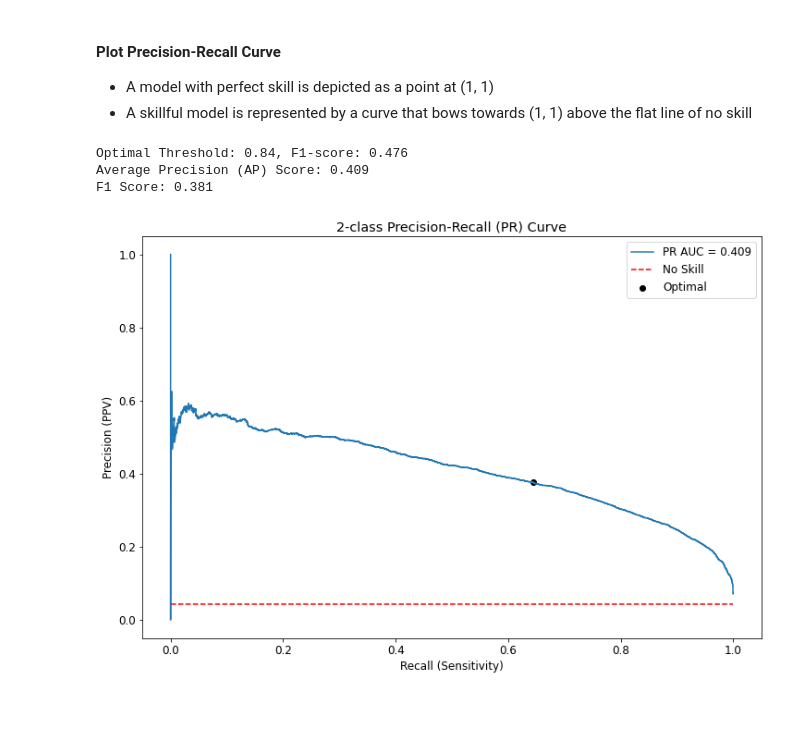
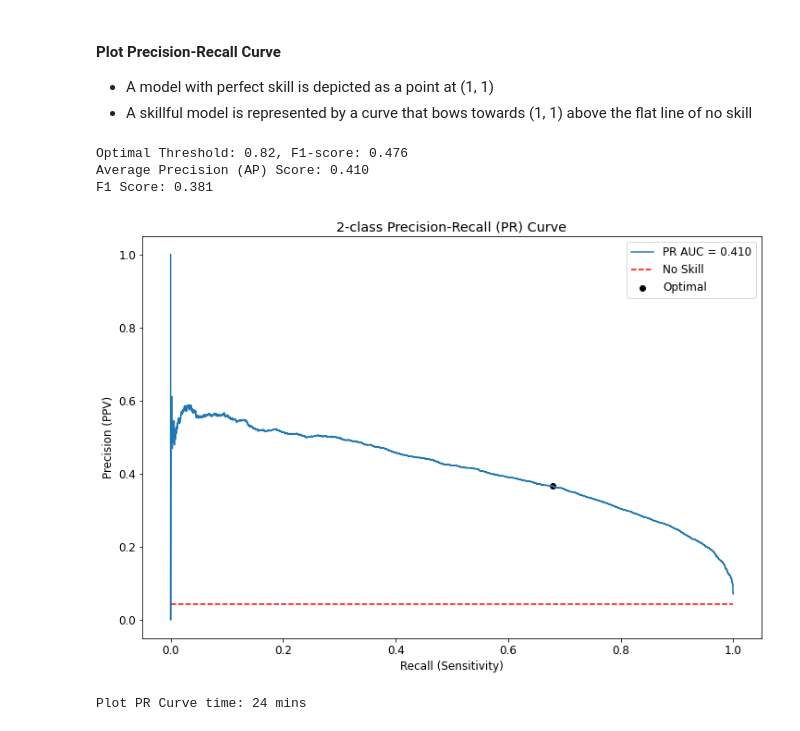
Before and after one commit to tweichle/Predicting-Baseball-Statistics, a Jupyter notebook: Classification/Logistic Regression with Over-Sampling Implementation for Baseball Outcomes.ipynb, the cells around one changed output. Drawn from its saved outputs; the diff is of its cells as text; code cells hidden in the pictures.

```diff
--- a/Classification/Logistic Regression with Over-Sampling Implementation for Baseball Outcomes.ipynb
+++ b/Classification/Logistic Regression with Over-Sampling Implementation for Baseball Outcomes.ipynb
@@ -1648,10 +1836,13 @@ Optimal Threshold: 0.41, J statistic: 0.784
 #### Plot Precision-Recall Curve
 - A model with perfect skill is depicted as a point at (1, 1)
 - A skillful model is represented by a curve that bows towards (1, 1) above the flat line of no skill
-# %%
-plot_precision_recall_curve(y_test, y_pred_prob_logreg_clf_grid, y_pred_class_logreg_clf_grid)
-# %% [output]
-Optimal Threshold: 0.84, F1-score: 0.476
-Average Precision (AP) Score: 0.409
-F1 Score: 0.381
-[figure, removed]
+# %%
+search_time_start = time.time()
+plot_precision_recall_curve(y_test, y_pred_prob_grid_search, y_pred_class_grid_search)
+print('Plot PR Curve time:', int((time.time() - search_time_start)/60), 'mins')
+# %% [output]
+Optimal Threshold: 0.82, F1-score: 0.476
+Average Precision (AP) Score: 0.410
+F1 Score: 0.381
+[figure, added]
+Plot PR Curve time: 24 mins
```
Also changed, not shown: parts of 37 cells of this notebook.
